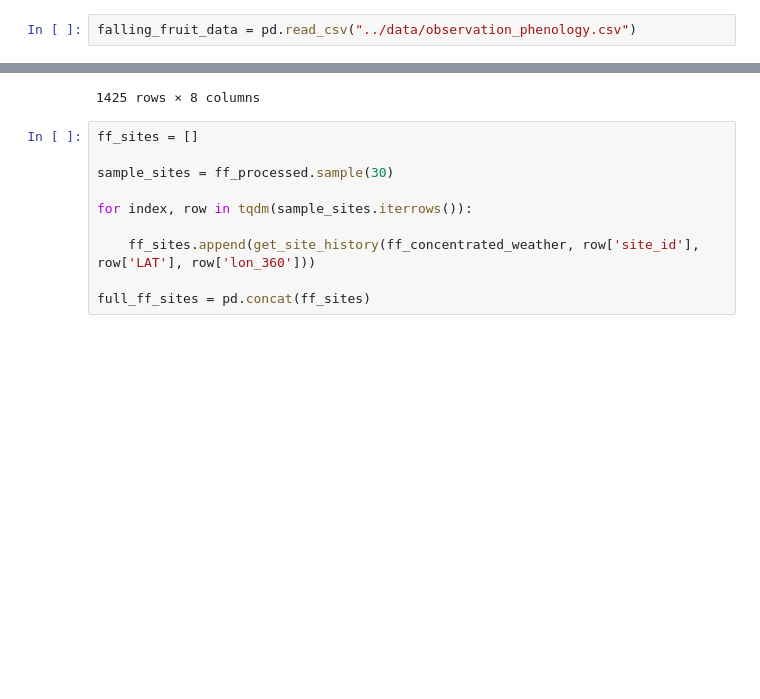
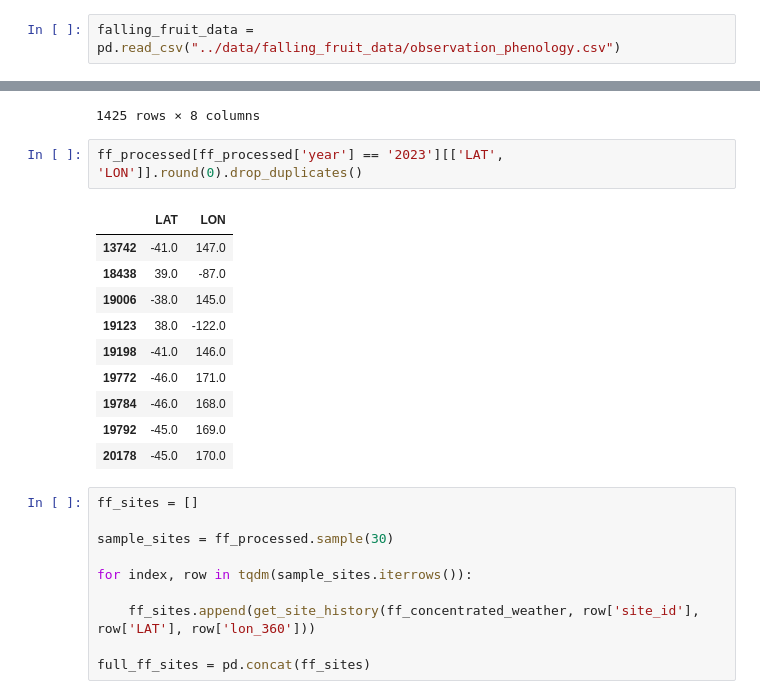
Before and after one commit to falling-fruit/dfg-seasons, a Jupyter notebook: modelling/run_models_1.ipynb, the cells around one changed output, grey strips where cells are left out. Drawn from its saved outputs; the diff is of its cells as text; blank space fills up the shorter version.

Commit message:
restructuered plant phenology data, added more model running script

```diff
--- a/modelling/run_models_1.ipynb
+++ b/modelling/run_models_1.ipynb
@@ -413,7 +413,7 @@ ValueError: Length of values (2092) does not match length of index (2123)
 # %% [markdown]
 **Use Falling Fruit as the Test Data**
 # %%
-falling_fruit_data = pd.read_csv("../data/observation_phenology.csv")
+falling_fruit_data = pd.read_csv("../data/falling_fruit_data/observation_phenology.csv")
 # %%
 falling_fruit_data
 # %% [output]
@@ -490,6 +490,19 @@ ff_processed
 | 22602 | 1582438 | 41.291145 | -96.090696 | 2016 | 196 | Malus | 516 | 263.909304 |
 | 22614 | 1760404 | 42.723893 | -73.689669 | 2019 | 258 | Malus | 516 | 286.310331 |
 1425 rows × 8 columns
+# %%
+ff_processed[ff_processed['year'] == '2023'][['LAT', 'LON']].round(0).drop_duplicates()
+# %% [output]
+|  | LAT | LON |
+| 13742 | -41.0 | 147.0 |
+| 18438 | 39.0 | -87.0 |
+| 19006 | -38.0 | 145.0 |
+| 19123 | 38.0 | -122.0 |
+| 19198 | -41.0 | 146.0 |
+| 19772 | -46.0 | 171.0 |
+| 19784 | -46.0 | 168.0 |
+| 19792 | -45.0 | 169.0 |
+| 20178 | -45.0 | 170.0 |
 # %%
 ff_sites = []
 
```
Also changed, not shown: 18 other files.
